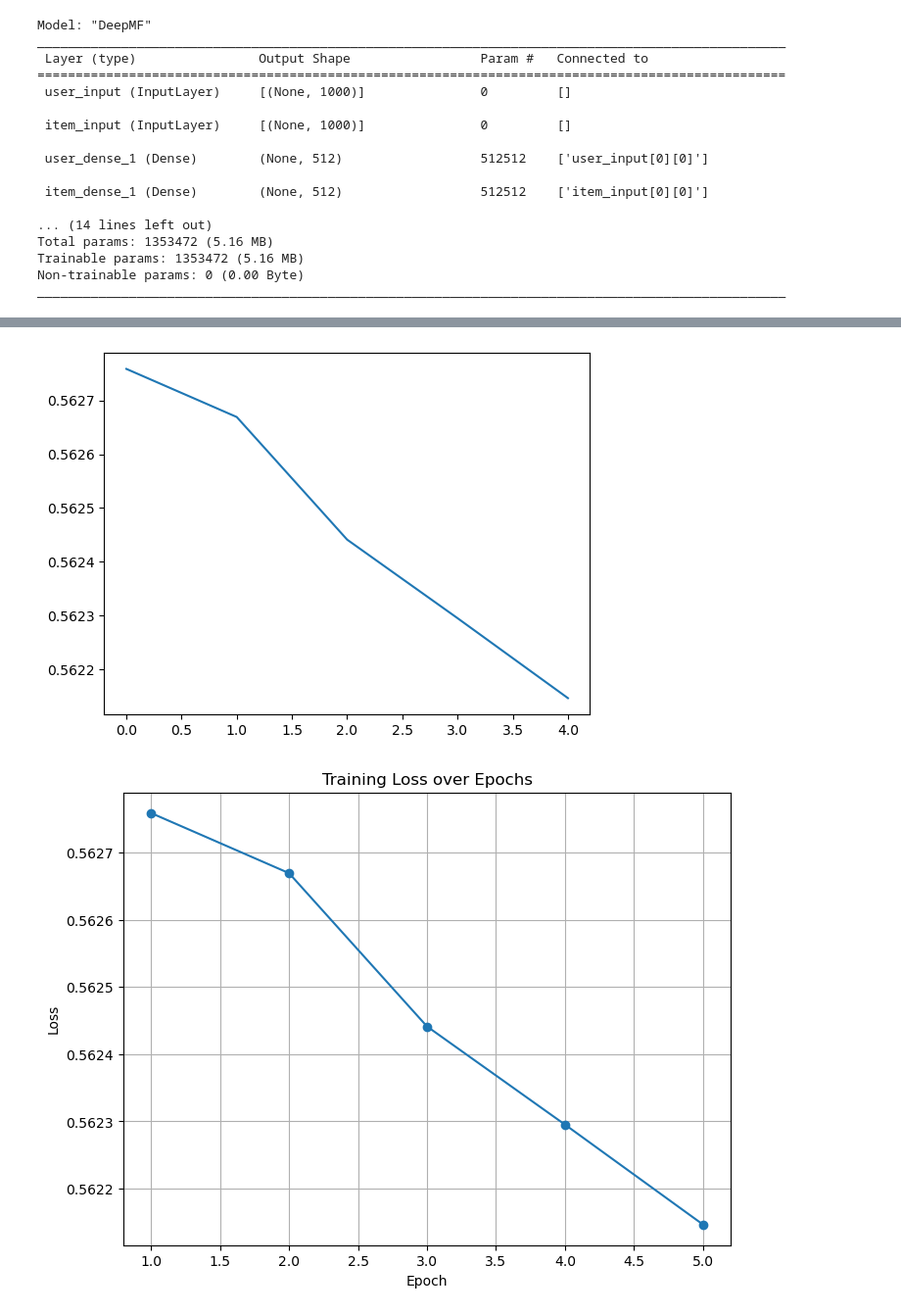
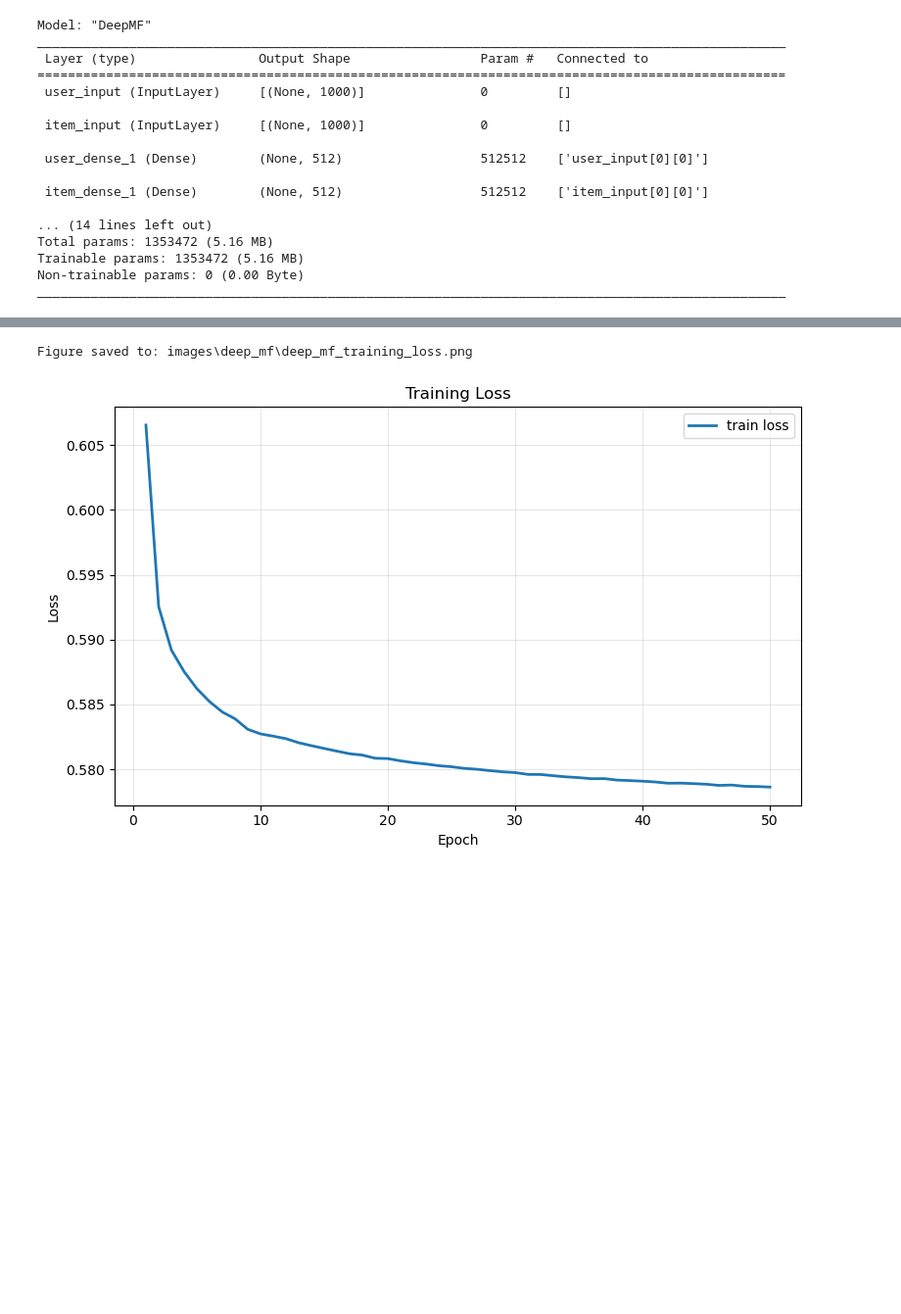
Before and after one commit to FrosBitz/Deep-Matrix-Factorization-Models-for-Recommender-Systems, a Jupyter notebook: deep_mf.ipynb, the cells around one changed output, grey strips where cells are left out. Shown at 98% size. Drawn from its saved outputs; the diff is of its cells as text; code cells hidden in the pictures; blank space fills up the shorter version.

Commit message:
edit the model evaluation process to match the paper

```diff
--- a/deep_mf.ipynb
+++ b/deep_mf.ipynb
@@ -164,7 +189,7 @@ def DeepMF(num_users, num_items, hidden_units=[512, 256, 128]):
 # %%
 model = DeepMF(N_USERS, N_MOVIES)
 # %%
-model.compile(optimizer='adam', loss=normalized_cross_entropy_loss)
+model.compile(optimizer='adam', loss=normalized_cross_entropy_loss, metrics=['accuracy'])
 # %%
 model.summary()
 # %% [output]
@@ -188,8 +215,9 @@ ________________________________________________________________________________
 # %%
-model.fit(
-    [X_user_all, X_item_all],
-    y_all,
-    batch_size=32,
-    epochs=10,
+history = model.fit(
+    x=[X_user_train, X_item_train],
+    y=y_train,
+    batch_size=256,
+    epochs=50,
+    validation_split=0.1
 )
 # %% [output]
@@ -224,7 +240,0 @@ model2 = tf.keras.models.load_model("DeepMF_model", custom_objects={'normalized_
-# %%
-history = model2.fit(
-    [X_user_all, X_item_all],
-    y_all,
-    batch_size=128,
-    epochs=5,
-)
@@ -242,13 +241,21 @@ Epoch 5/5
-# %%
-loss = history.history['loss']
-plt.plot(loss)
-plt.figure(figsize=(8,6))
-plt.plot(range(1, len(loss)+1), loss, marker='o')
-plt.title("Training Loss over Epochs")
-plt.xlabel("Epoch")
-plt.ylabel("Loss")
-plt.grid(True)
-plt.show()
-# %% [output]
-[figure, removed]
-[figure, removed]
+# %%
+# Plot training and validation loss from the History object
+hist = history.history
+loss = hist.get('loss')
+
+if loss is None:
+    print("No training loss found in `history`.")
+else:
+    epochs = range(1, len(loss) + 1)
+    plt.figure(figsize=(8, 5))
+    plt.plot(epochs, loss, label='train loss', color='tab:blue', linewidth=2)
+    plt.xlabel('Epoch')
+    plt.ylabel('Loss')
+    plt.title('Training Loss')
+    plt.legend()
+    plt.grid(alpha=0.3)
+    save_fig('deep_mf_training_loss')
+    plt.show()
+# %% [output]
+Figure saved to: images\deep_mf\deep_mf_training_loss.png
+[figure, added]
```
Also changed, not shown: parts of 19 cells of this notebook, 6 other files.
